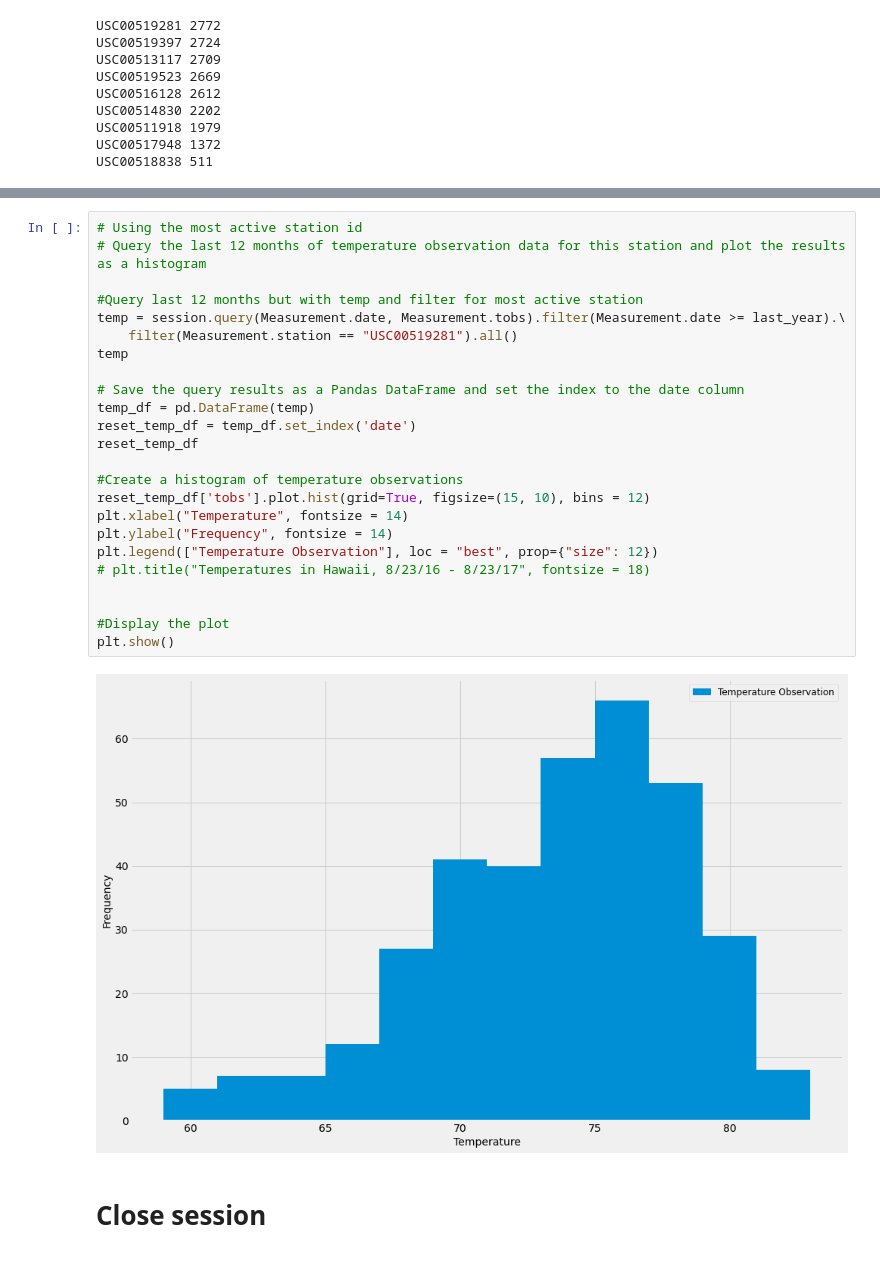
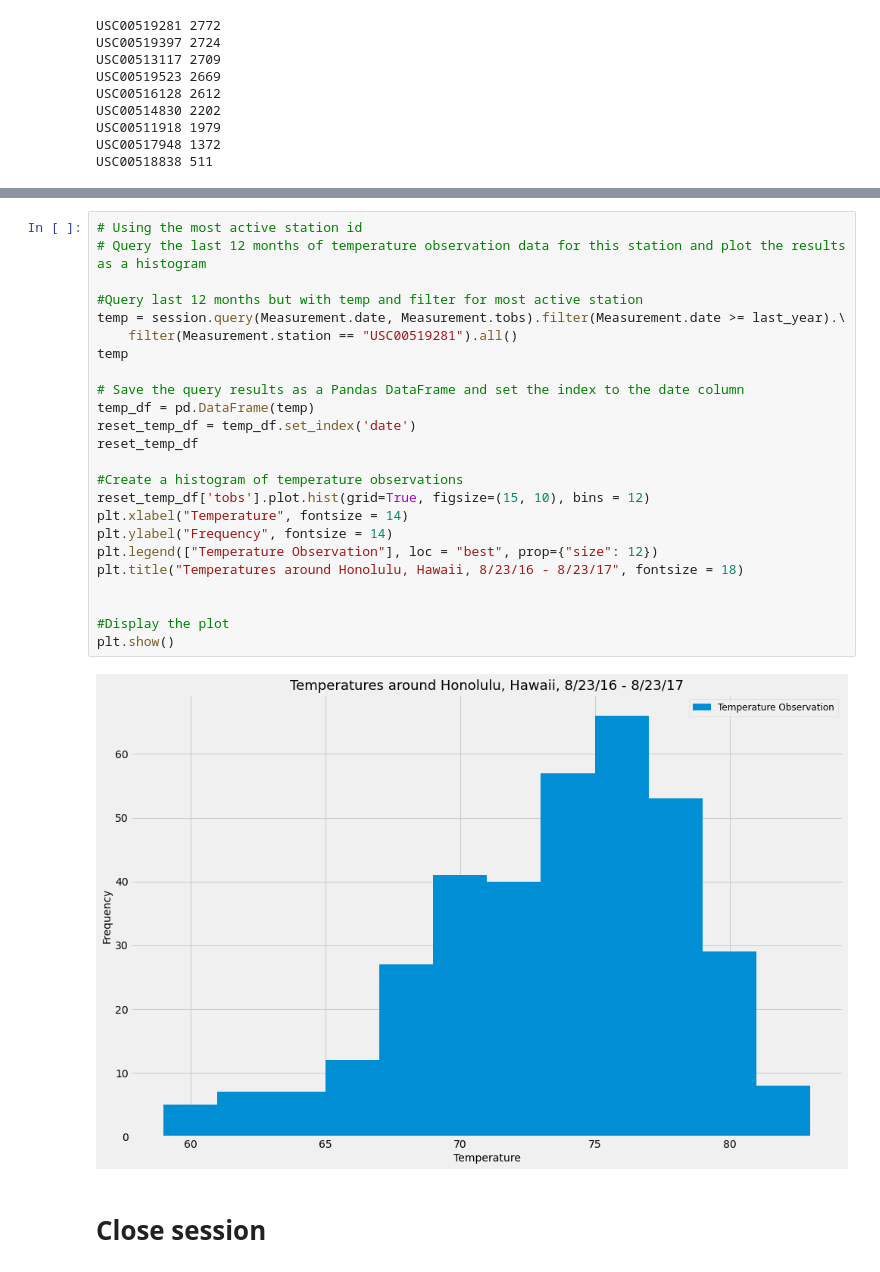
Before and after one commit to cayelsie/SQLalchemy-Hawaii-trip, a Jupyter notebook: climate_main.ipynb, the cells around one changed output, grey strips where cells are left out. Saved outputs shown, nothing was run; the diff lists cells and outputs as text.

```diff
--- a/climate_main.ipynb
+++ b/climate_main.ipynb
@@ -227,29 +235,29 @@ session.query(func.min(Measurement.tobs),
 # %%
 # Using the most active station id
 # Query the last 12 months of temperature observation data for this station and plot the results as a histogram
 
 #Query last 12 months but with temp and filter for most active station
 temp = session.query(Measurement.date, Measurement.tobs).filter(Measurement.date >= last_year).\
     filter(Measurement.station == "USC00519281").all()
 temp
 
 # Save the query results as a Pandas DataFrame and set the index to the date column
 temp_df = pd.DataFrame(temp)
 reset_temp_df = temp_df.set_index('date')
 reset_temp_df
 
 #Create a histogram of temperature observations
 reset_temp_df['tobs'].plot.hist(grid=True, figsize=(15, 10), bins = 12)
 plt.xlabel("Temperature", fontsize = 14)
 plt.ylabel("Frequency", fontsize = 14)
 plt.legend(["Temperature Observation"], loc = "best", prop={"size": 12})
-# plt.title("Temperatures in Hawaii, 8/23/16 - 8/23/17", fontsize = 18)
+plt.title("Temperatures around Honolulu, Hawaii, 8/23/16 - 8/23/17", fontsize = 18)
 
 
 #Display the plot
 plt.show()
 # %% [output]
-[figure, old version]
+[figure, new version]
 # %% [markdown]
 # Close session
 # %%
```
Also changed, not shown: parts of 2 cells of this notebook, 2 other files.
